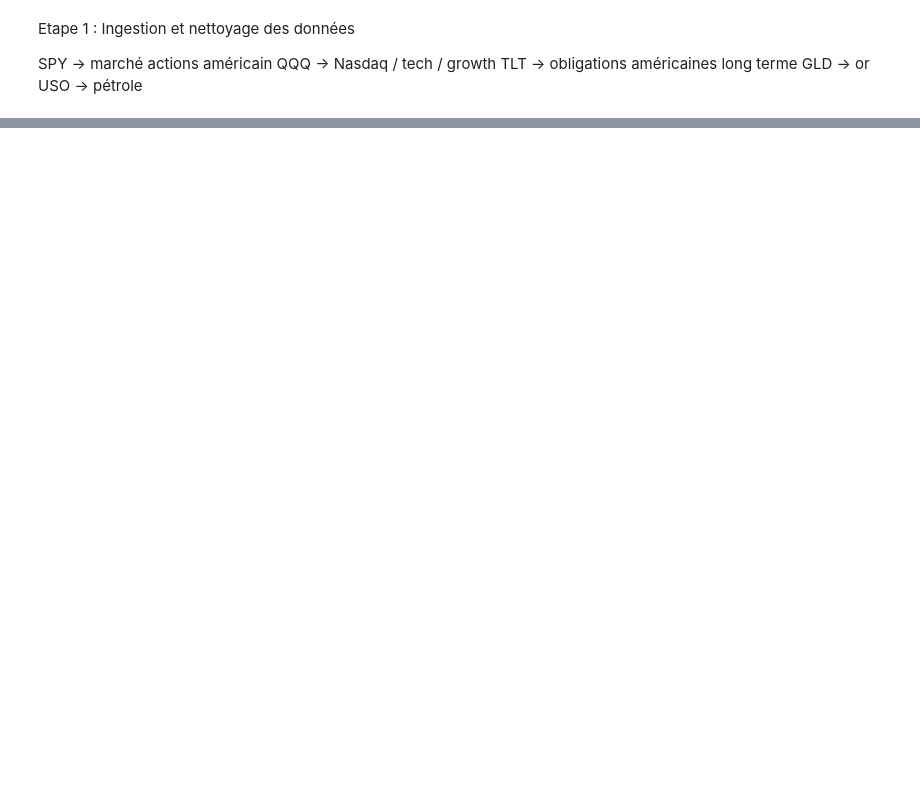
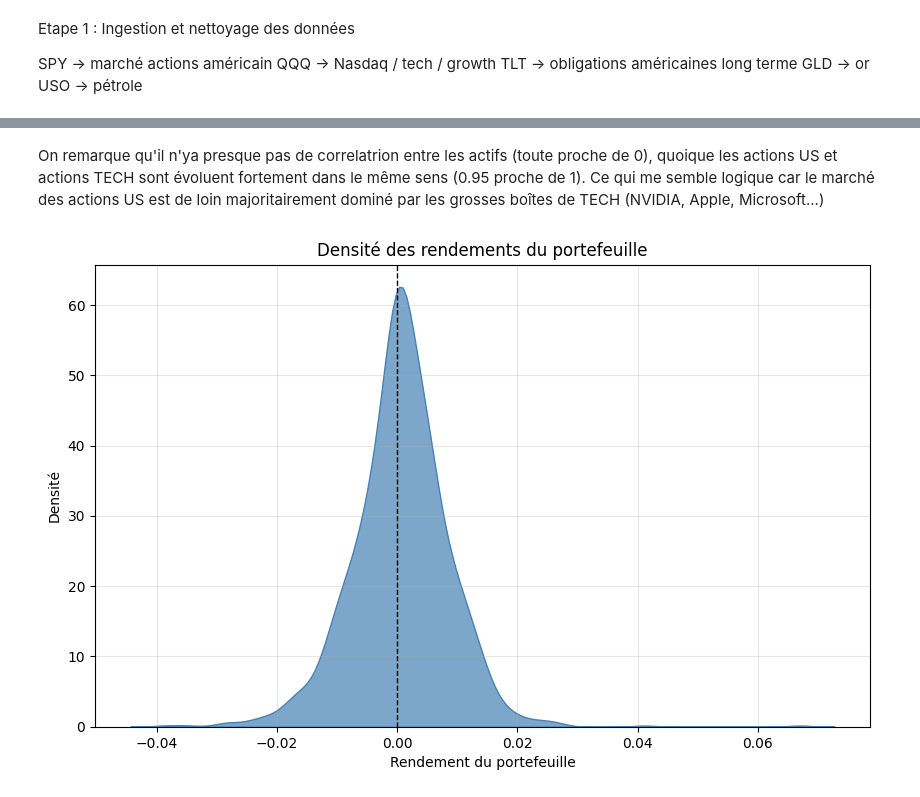
Before and after one commit to lorysagb/projet-var-desk-quant, a Jupyter notebook: pipeline.ipynb, the cells around one changed output, grey strips where cells are left out. Cells and saved outputs as stored; diff of their text form; code cells hidden in the pictures; blank space fills up the shorter version.

```diff
--- a/pipeline.ipynb
+++ b/pipeline.ipynb
@@ -42,0 +83,23 @@ returns.to_parquet("returns.parquet")
+# %% [markdown]
+On remarque qu'il n'ya presque pas de correlatrion entre les actifs (toute proche de 0), quoique les actions US et actions TECH sont évoluent fortement dans le même sens (0.95 proche de 1). Ce qui me semble logique car le marché des actions US est de loin majoritairement dominé par les grosses boîtes de TECH (NVIDIA, Apple, Microsoft...)
+# %%
+#courbe de densité des rendements du portefeuille
+import numpy as np
+
+# Portefeuille équipondéré 20%
+poids = np.array([1/5, 1/5, 1/5, 1/5, 1/5])
+
+#rendement du portefeuille  = somme pondérée des rendements
+portfolio_return = returns.dot(poids)
+
+# Courbe de densité
+plt.figure(figsize=(10, 6))
+sns.kdeplot(portfolio_return, fill="True", color="steelblue", alpha=0.7)
+plt.axvline(0, color="black", linestyle="--", linewidth=1)
+plt.title("Densité des rendements du portefeuille")
+plt.xlabel("Rendement du portefeuille")
+plt.ylabel("Densité")
+plt.grid(True, alpha=0.3)
+plt.show()
+# %% [output]
+[figure, added]
```
Also changed, not shown: parts of 6 cells of this notebook, 3 other files.
